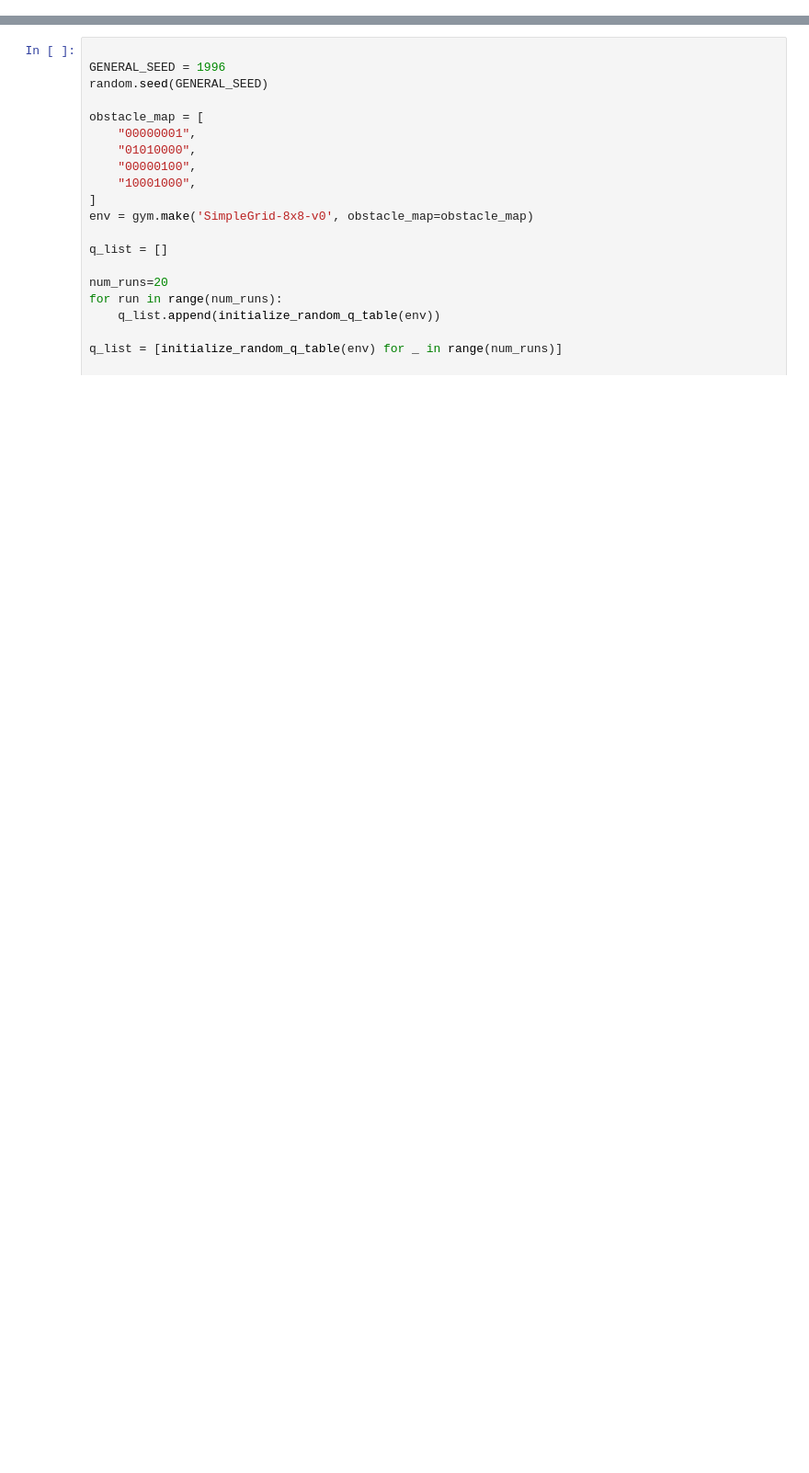
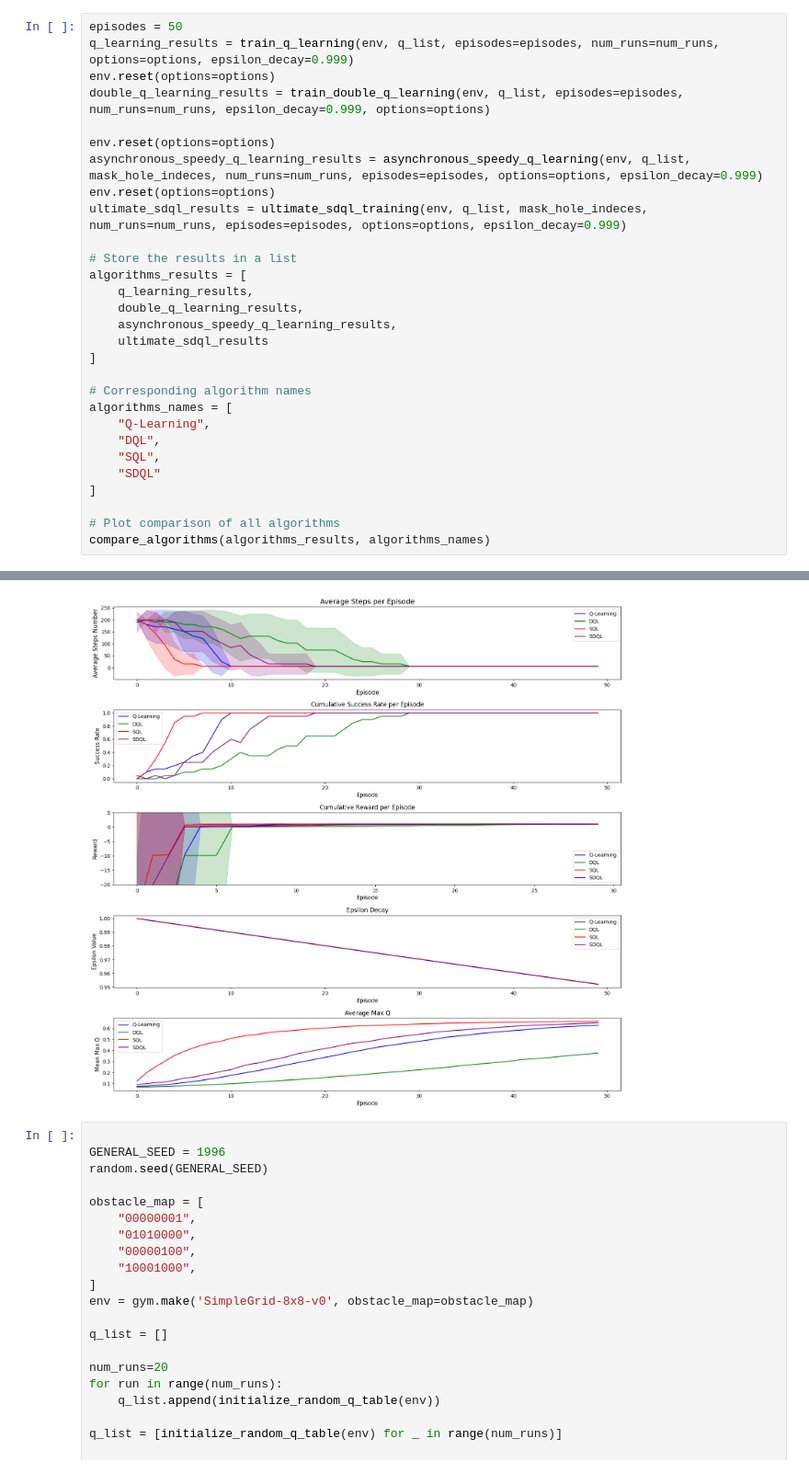
Before and after one commit to mahtabbm/QL_variants, a Jupyter notebook: plots_sg.ipynb, the cells around one changed output, grey strips where cells are left out. Shown: that part at 92% size. Cells and saved outputs as stored; diff of their text form; blank space fills up the shorter version.

```diff
--- a/plots_sg.ipynb
+++ b/plots_sg.ipynb
@@ -641,0 +726,30 @@ episode ended in SDQL: 100
+# %%
+episodes = 50
+q_learning_results = train_q_learning(env, q_list, episodes=episodes, num_runs=num_runs, options=options, epsilon_decay=0.999)
+env.reset(options=options)
+double_q_learning_results = train_double_q_learning(env, q_list, episodes=episodes, num_runs=num_runs, epsilon_decay=0.999, options=options)
+
+env.reset(options=options)
+asynchronous_speedy_q_learning_results = asynchronous_speedy_q_learning(env, q_list, mask_hole_indeces, num_runs=num_runs, episodes=episodes, options=options, epsilon_decay=0.999)
+env.reset(options=options)
+ultimate_sdql_results = ultimate_sdql_training(env, q_list, mask_hole_indeces, num_runs=num_runs, episodes=episodes, options=options, epsilon_decay=0.999)
+
+# Store the results in a list
+algorithms_results = [
+    q_learning_results,
+    double_q_learning_results,
+    asynchronous_speedy_q_learning_results,
+    ultimate_sdql_results
+]
+
+# Corresponding algorithm names
+algorithms_names = [
+    "Q-Learning",
+    "DQL",
+    "SQL",
+    "SDQL"
+]
+
+# Plot comparison of all algorithms
+compare_algorithms(algorithms_results, algorithms_names)
+# %% [output]
@@ -642,3 +773,4 @@ episode ended in SDQL: 100
+[figure, added]
 # %%
 
 GENERAL_SEED = 1996
```
Also changed, not shown: parts of 7 cells of this notebook.
